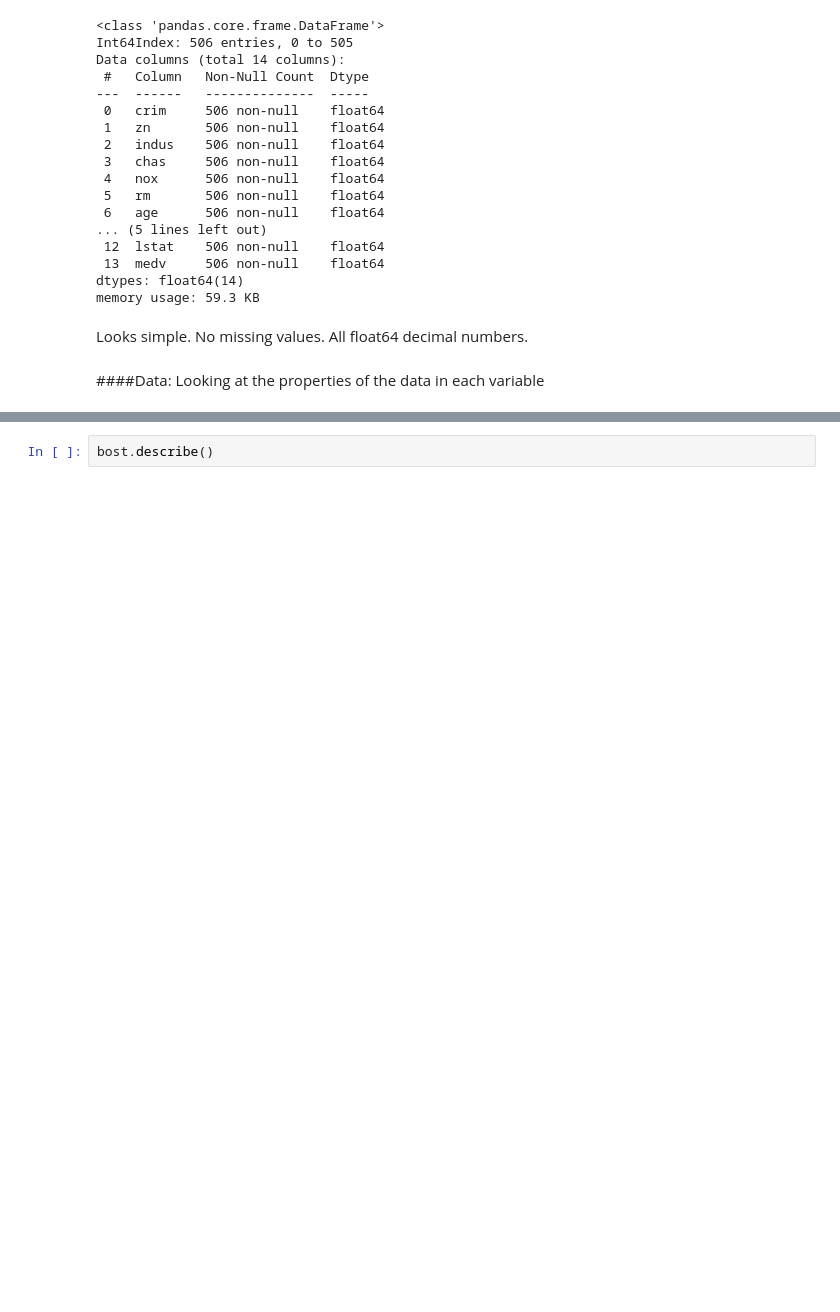
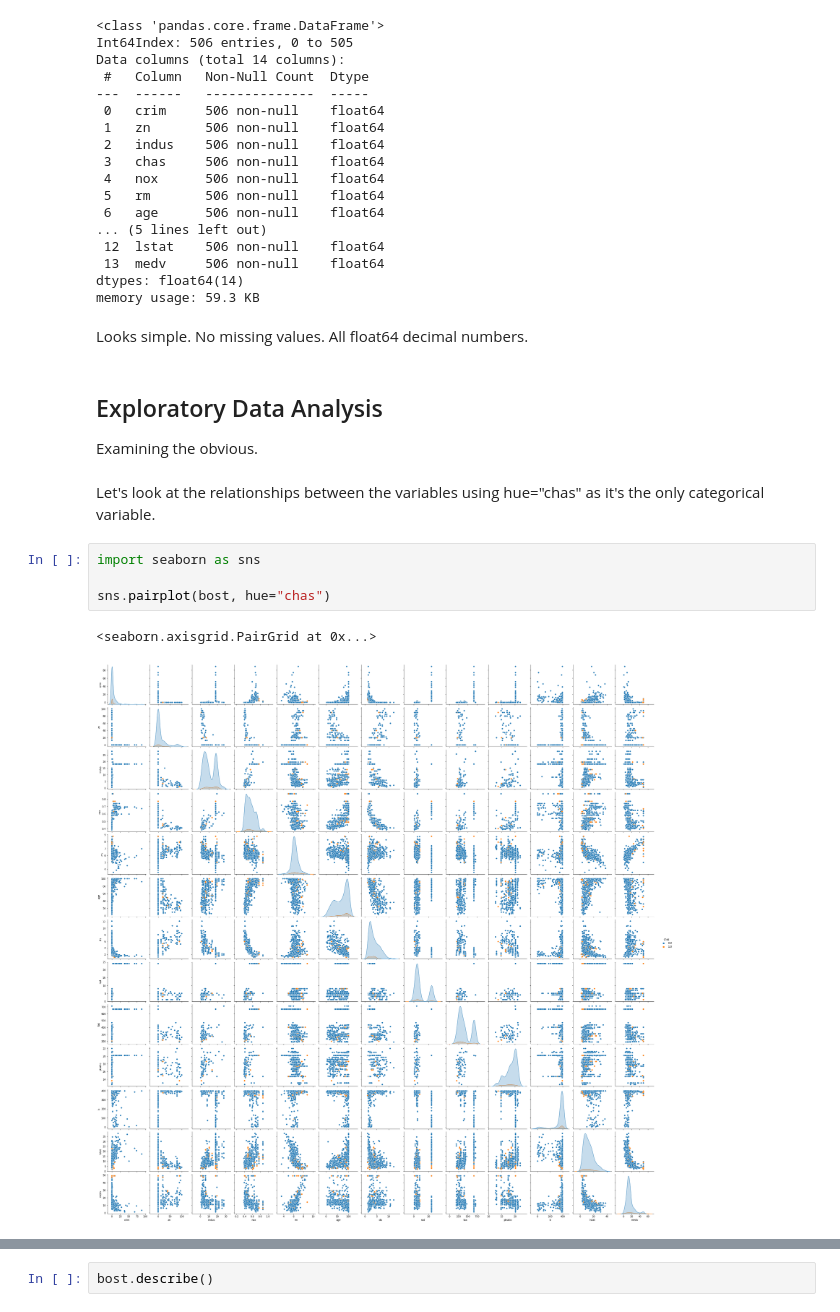
Before and after one commit to JacksonKerr/LinearRegression, a Jupyter notebook: Assignment.ipynb, the cells around one changed output, grey strips where cells are left out. Saved outputs shown, nothing was run; the diff lists cells and outputs as text; blank space fills up the shorter version.

Commit message:
Beginning of data analysis

```diff
--- a/Assignment.ipynb
+++ b/Assignment.ipynb
@@ -48,6 +79,15 @@ dtypes: float64(14)
 memory usage: 59.3 KB
 # %% [markdown]
 Looks simple. No missing values. All float64 decimal numbers.
-# %% [markdown]
-####Data:
-Looking at the properties of the data in each variable
+# %% [markdown]
+## Exploratory Data Analysis
+Examining the obvious.
+# %% [markdown]
+Let's look at the relationships between the variables using hue="chas" as it's the only categorical variable.
+# %%
+import seaborn as sns
+
+sns.pairplot(bost, hue="chas")
+# %% [output]
+<seaborn.axisgrid.PairGrid at 0x...>
+[figure, added]
```
Also changed, not shown: parts of 9 cells of this notebook.
